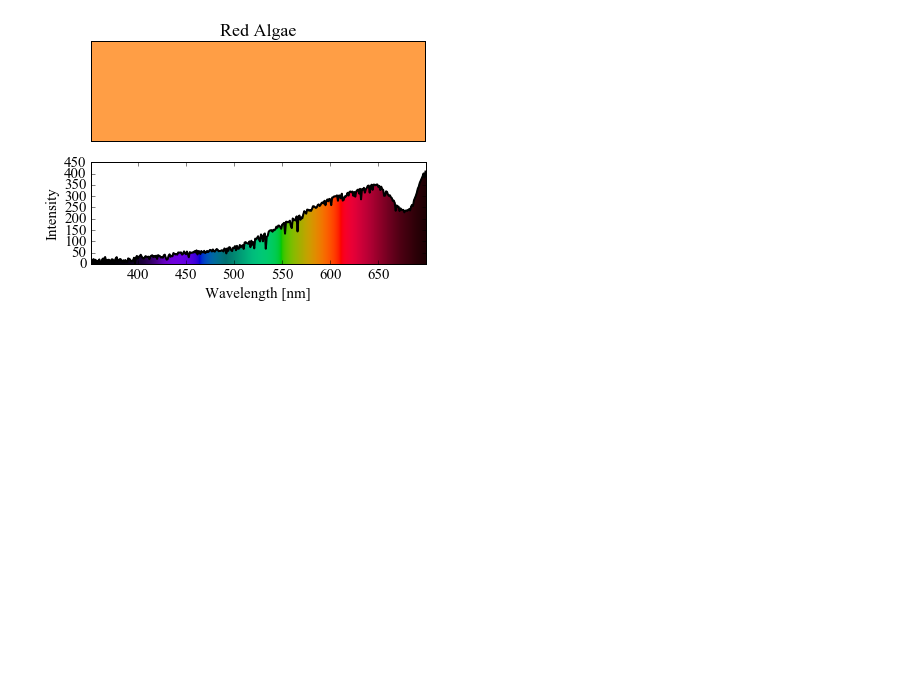
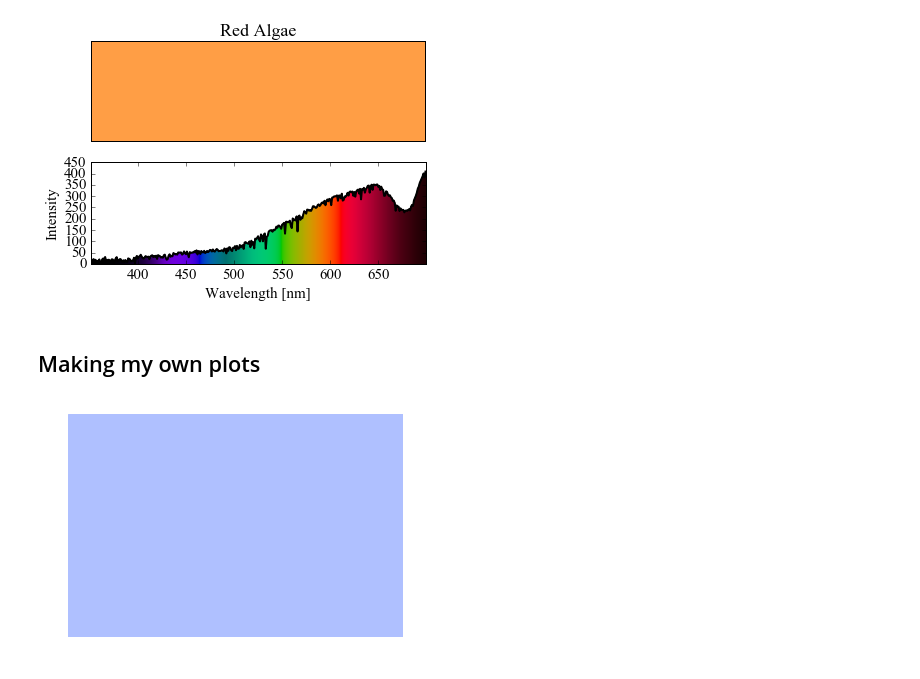
Before and after one commit to jlustigy/jakely, a Jupyter notebook: colorvision/ColorPy.ipynb, the cells around one changed output. Saved outputs shown, nothing was run; the diff lists cells and outputs as text; code cells hidden in the pictures; blank space fills up the shorter version.

Commit message:
Created my own plotting

```diff
--- a/colorvision/ColorPy.ipynb
+++ b/colorvision/ColorPy.ipynb
@@ -14,6 +14,7 @@ from matplotlib import rc
 
 mpl.rc('font',family='Times New Roman')
 mpl.rcParams['font.size'] = 15.0
+mpl.rc('text', usetex=False)
 # %%
 import colorpy
 # %%
@@ -176,3 +177,12 @@ colorpy.plots.spectrum_plot(redalgae, "Red Algae", "redalgae2.pdf", xlabel="Wave
 # %% [output]
 Saving plot redalgae2.pdf
 [figure]
+# %% [markdown]
+## Making my own plots
+# %%
+def color_rectangle(**kwargs):
+    fig = plt.figure()
+    ax = fig.add_subplot(1, 1, 1)
+    rect = plt.Rectangle((0.0, 0.0), 1, 1, **kwargs)
+    ax.add_patch(rect)
+    plt.axis('off')
@@ -178,0 +191,7 @@ Saving plot redalgae2.pdf
+# %%
+color_string = colormodels.irgb_string_from_rgb (
+    colormodels.rgb_from_xyz (ciexyz.xyz_from_spectrum (earth)))
+# %%
+color_rectangle(color=color_string, alpha=1.0)
+# %% [output]
+[figure, added]
```
Also changed, not shown: parts of 37 cells of this notebook.
